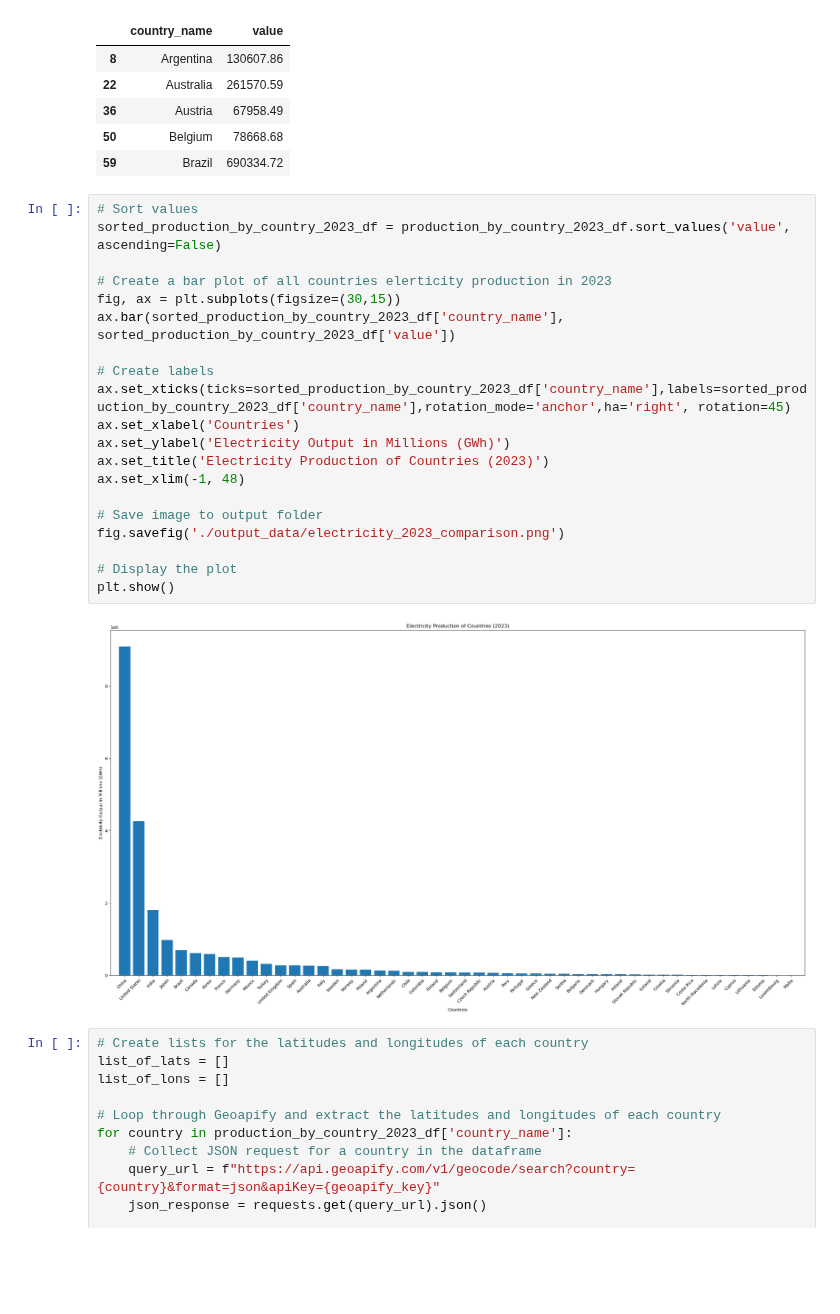
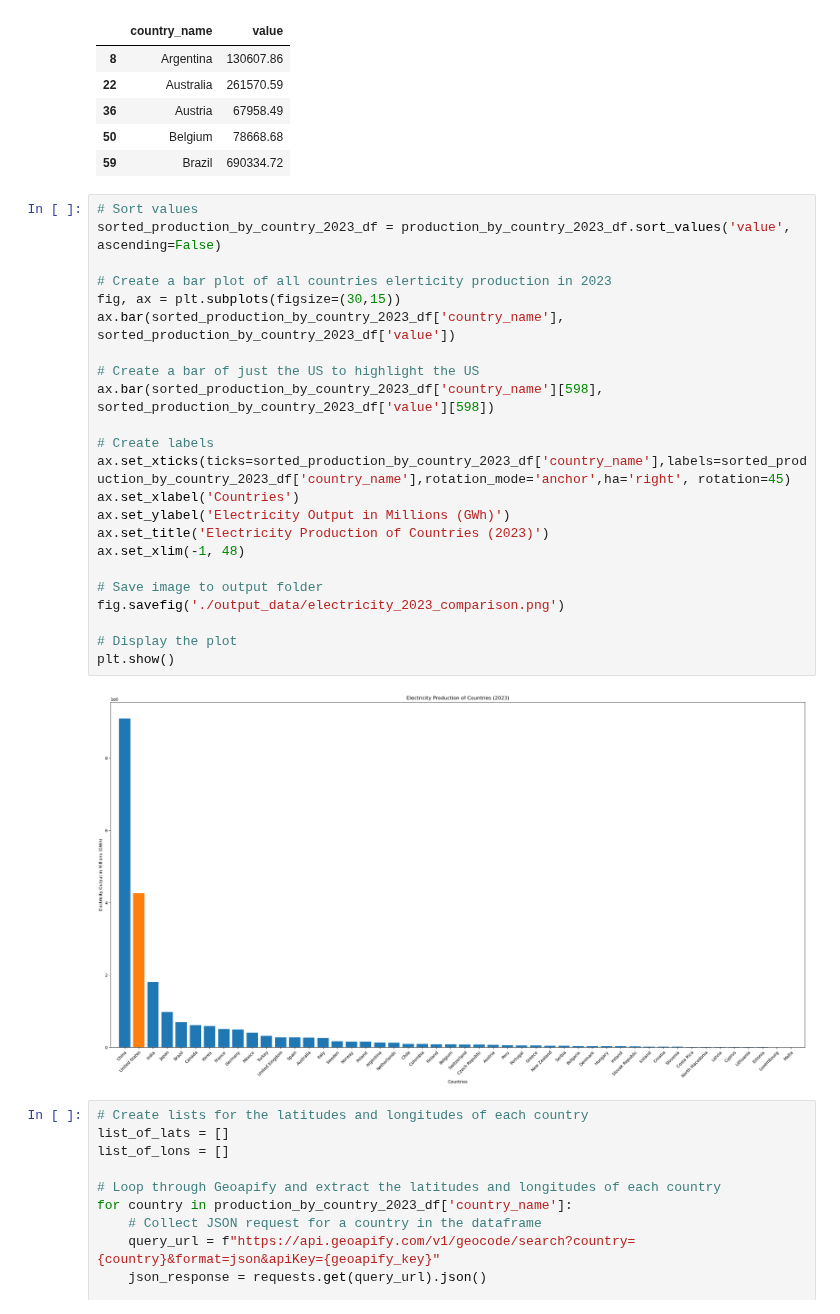
Before and after one commit to bburwinkel0721/Electric-Production, a Jupyter notebook: electricity_anaylsis.ipynb, the cells around one changed output. Saved outputs shown, nothing was run; the diff lists cells and outputs as text; blank space fills up the shorter version.

Commit message:
updated bar graph to highlight US bar

```diff
--- a/electricity_anaylsis.ipynb
+++ b/electricity_anaylsis.ipynb
@@ -92,25 +92,28 @@ production_by_country_2023_df.head()
 # %%
 # Sort values
 sorted_production_by_country_2023_df = production_by_country_2023_df.sort_values('value', ascending=False)
 
 # Create a bar plot of all countries elerticity production in 2023
 fig, ax = plt.subplots(figsize=(30,15))
 ax.bar(sorted_production_by_country_2023_df['country_name'], sorted_production_by_country_2023_df['value'])
+
+# Create a bar of just the US to highlight the US
+ax.bar(sorted_production_by_country_2023_df['country_name'][598], sorted_production_by_country_2023_df['value'][598])
 
 # Create labels
 ax.set_xticks(ticks=sorted_production_by_country_2023_df['country_name'],labels=sorted_production_by_country_2023_df['country_name'],rotation_mode='anchor',ha='right', rotation=45)
 ax.set_xlabel('Countries')
 ax.set_ylabel('Electricity Output in Millions (GWh)')
 ax.set_title('Electricity Production of Countries (2023)')
 ax.set_xlim(-1, 48)
 
 # Save image to output folder
 fig.savefig('./output_data/electricity_2023_comparison.png')
 
 # Display the plot
 plt.show()
 # %% [output]
-[figure, old version]
+[figure, new version]
 # %%
 # Create lists for the latitudes and longitudes of each country
 list_of_lats = []
```
Also changed, not shown: parts of 1 cell of this notebook, 1 other file.
